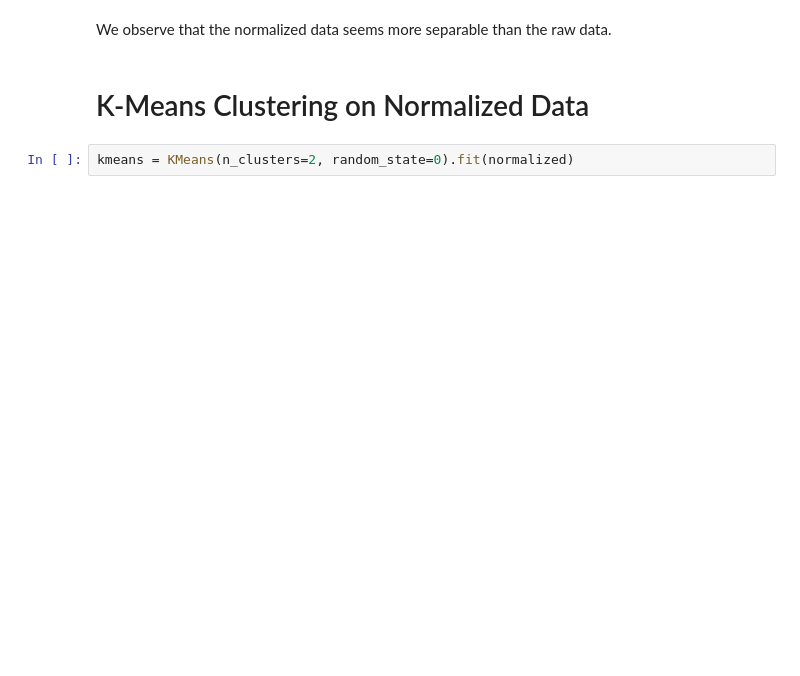
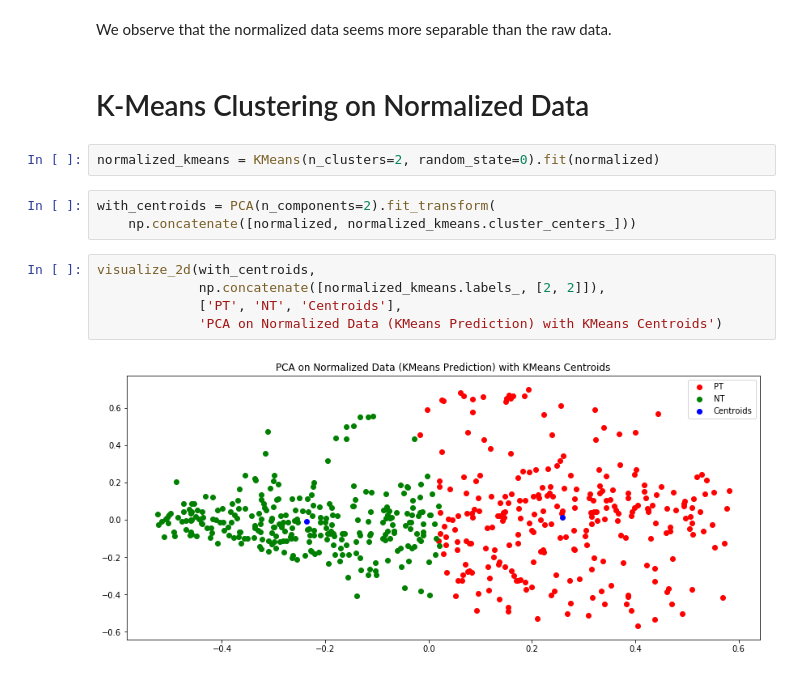
Before and after one commit to RuolinZheng08/cmsc33750-machine-learning-and-cancer, a Jupyter notebook: hw2/hw2.ipynb, the cells around one changed output. Saved outputs shown, nothing was run; the diff lists cells and outputs as text; blank space fills up the shorter version.

```diff
--- a/hw2/hw2.ipynb
+++ b/hw2/hw2.ipynb
@@ -161,4 +177,14 @@ We observe that the normalized data seems more separable than the raw data.
 # %% [markdown]
 # K-Means Clustering on Normalized Data
 # %%
-kmeans = KMeans(n_clusters=2, random_state=0).fit(normalized)
+normalized_kmeans = KMeans(n_clusters=2, random_state=0).fit(normalized)
+# %%
+with_centroids = PCA(n_components=2).fit_transform(
+    np.concatenate([normalized, normalized_kmeans.cluster_centers_]))
+# %%
+visualize_2d(with_centroids,
+             np.concatenate([normalized_kmeans.labels_, [2, 2]]),
+             ['PT', 'NT', 'Centroids'],
+             'PCA on Normalized Data (KMeans Prediction) with KMeans Centroids')
+# %% [output]
+[figure, added]
```
Also changed, not shown: parts of 18 cells of this notebook.
